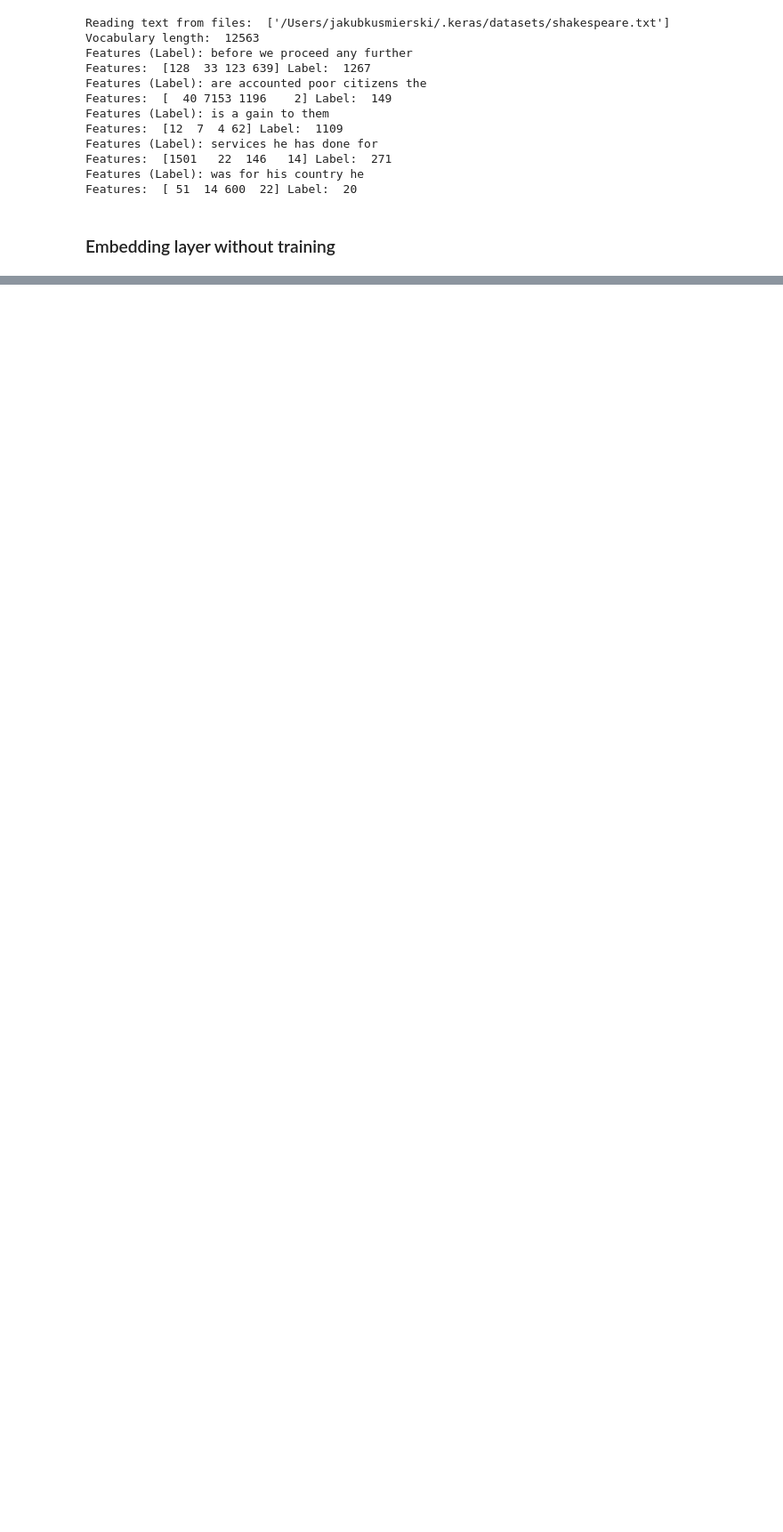
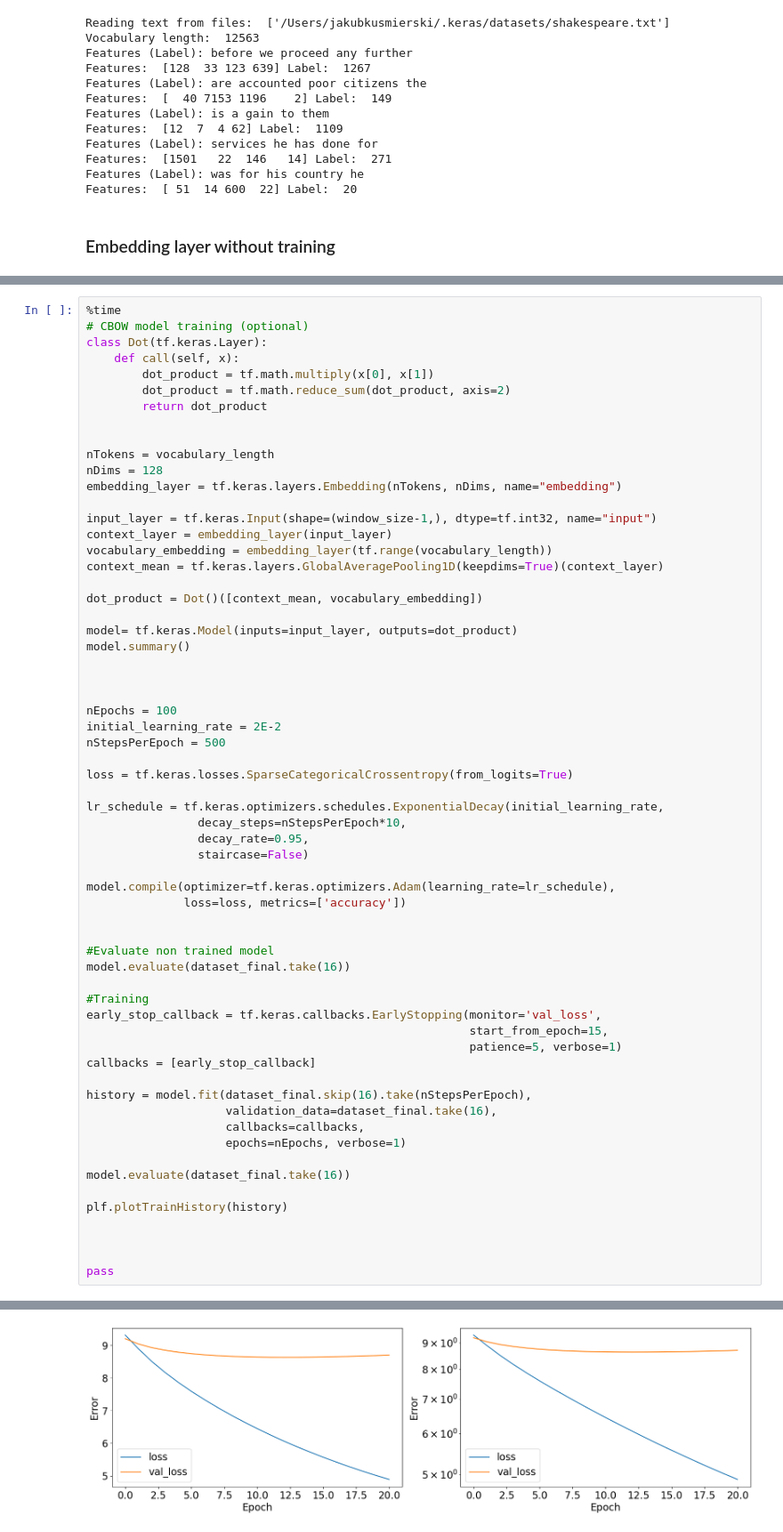
Before and after one commit to jpkusmiersk/Uczenie_maszynowe_2, a Jupyter notebook: 09_Zadanie_domowe.ipynb, the cells around one changed output, grey strips where cells are left out. Shown at 89% size. Drawn from its saved outputs; the diff is of its cells as text; blank space fills up the shorter version.

```diff
--- a/09_Zadanie_domowe.ipynb
+++ b/09_Zadanie_domowe.ipynb
@@ -149,0 +211,63 @@ pass
+# %%
+%time
+# CBOW model training (optional)
+class Dot(tf.keras.Layer):
+    def call(self, x):
+        dot_product = tf.math.multiply(x[0], x[1])
+        dot_product = tf.math.reduce_sum(dot_product, axis=2)
+        return dot_product
+
+
+nTokens = vocabulary_length
+nDims = 128
+embedding_layer = tf.keras.layers.Embedding(nTokens, nDims, name="embedding")
+
+input_layer = tf.keras.Input(shape=(window_size-1,), dtype=tf.int32, name="input")
+context_layer = embedding_layer(input_layer)
+vocabulary_embedding = embedding_layer(tf.range(vocabulary_length))
+context_mean = tf.keras.layers.GlobalAveragePooling1D(keepdims=True)(context_layer)
+
+dot_product = Dot()([context_mean, vocabulary_embedding])
+
+model= tf.keras.Model(inputs=input_layer, outputs=dot_product)
+model.summary()
+
+
+
+nEpochs = 100
+initial_learning_rate = 2E-2
+nStepsPerEpoch = 500
+
+loss = tf.keras.losses.SparseCategoricalCrossentropy(from_logits=True)
+
+lr_schedule = tf.keras.optimizers.schedules.ExponentialDecay(initial_learning_rate,
+                decay_steps=nStepsPerEpoch*10,
+                decay_rate=0.95,
+                staircase=False)
+
+model.compile(optimizer=tf.keras.optimizers.Adam(learning_rate=lr_schedule),
+              loss=loss, metrics=['accuracy'])
+
+
+#Evaluate non trained model
+model.evaluate(dataset_final.take(16))
+
+#Training
+early_stop_callback = tf.keras.callbacks.EarlyStopping(monitor='val_loss',
+                                                       start_from_epoch=15,
+                                                       patience=5, verbose=1)
+callbacks = [early_stop_callback]
+
+history = model.fit(dataset_final.skip(16).take(nStepsPerEpoch),
+                    validation_data=dataset_final.take(16),
+                    callbacks=callbacks,
+                    epochs=nEpochs, verbose=1)
+
+model.evaluate(dataset_final.take(16))
+
+plf.plotTrainHistory(history)
+
+
+
+pass
+# %% [output]
@@ -149,0 +309 @@ pass
+[figure, added]
```
Also changed, not shown: parts of 10 cells of this notebook, 1 other file.
